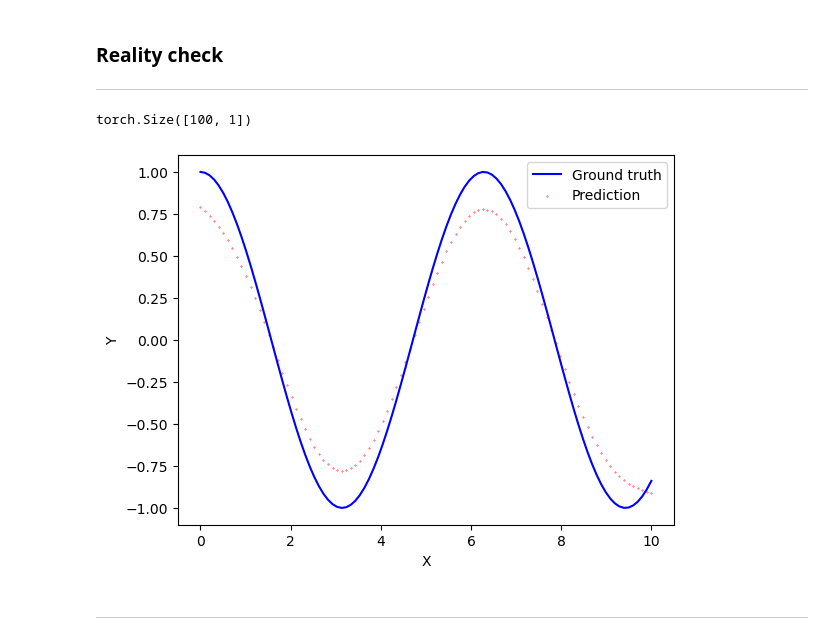
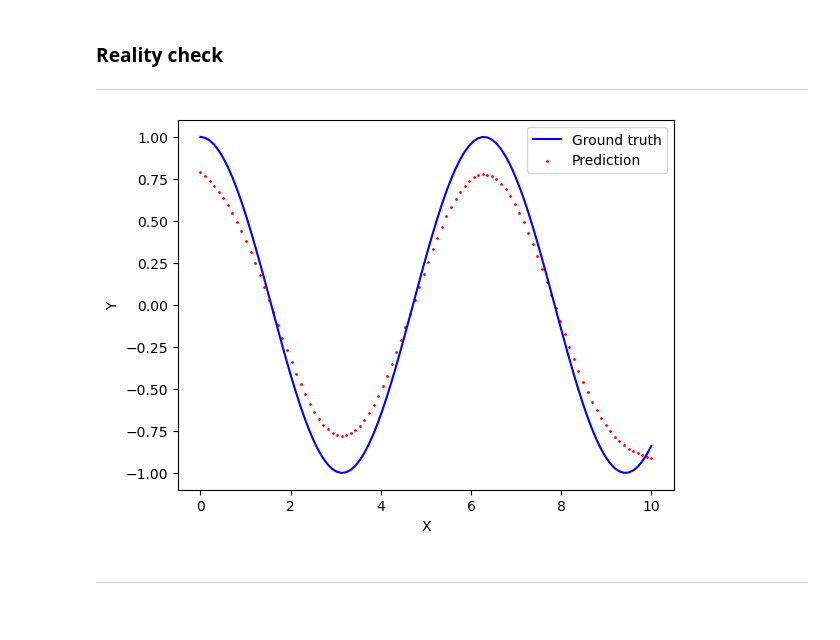
Before and after one commit to DQBO1998/SKNN, a Jupyter notebook: Proof-of-concept.ipynb, the cells around one changed output. Cells and saved outputs as stored; diff of their text form; code cells hidden in the pictures.

```diff
--- a/Proof-of-concept.ipynb
+++ b/Proof-of-concept.ipynb
@@ -83,16 +78,14 @@ def soft_nearest_neighbors(X, X_support, Y_support, enc, sim, norm = lambda k: k
 ----
 # %%
 Y_pred = soft_nearest_neighbors(X, X, Y, enc=lambda x: x, sim=lambda a, b: -(a - b) ** 2, norm=lambda k: k)
-print(Y_pred.shape)
 plt.plot(X.view(-1), Y.view(-1), color='blue', label='Ground truth')
-plt.scatter(X.view(-1), Y_pred.view(-1), color='red', label='Prediction', s=0.1)
+plt.scatter(X.view(-1), Y_pred.view(-1), color='red', label='Prediction', s=1.)
 plt.xlabel('X')
 plt.ylabel('Y')
 plt.legend()
 plt.show()
 # %% [output]
-torch.Size([100, 1])
-[figure, old version]
+[figure, new version]
 # %%
 class SoftNN(nn.Module):
     def __init__(self, encoder, support = None, similarity = th.dot, normalizer = lambda k: k):
```
Also changed, not shown: parts of 4 cells of this notebook.
